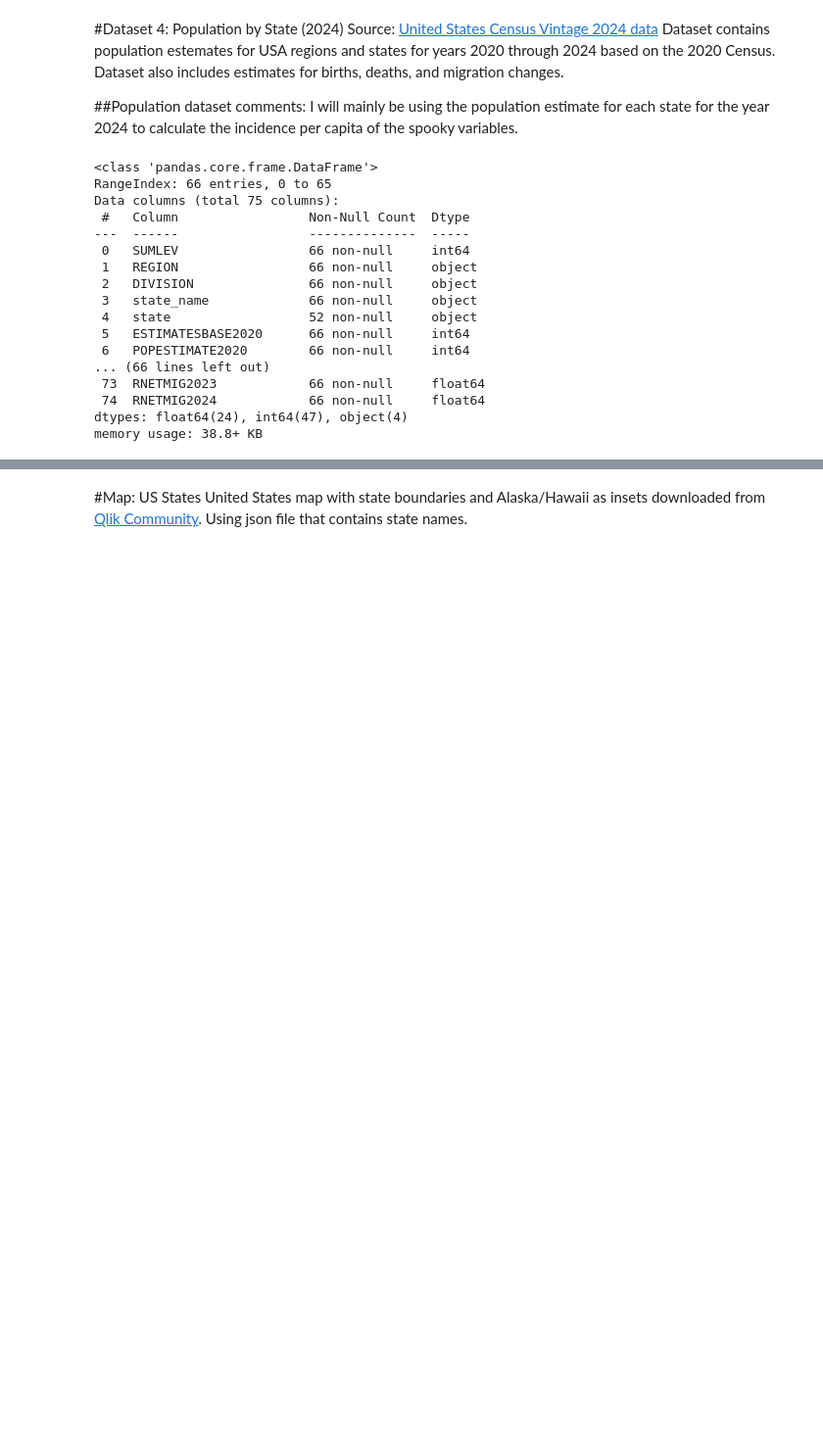
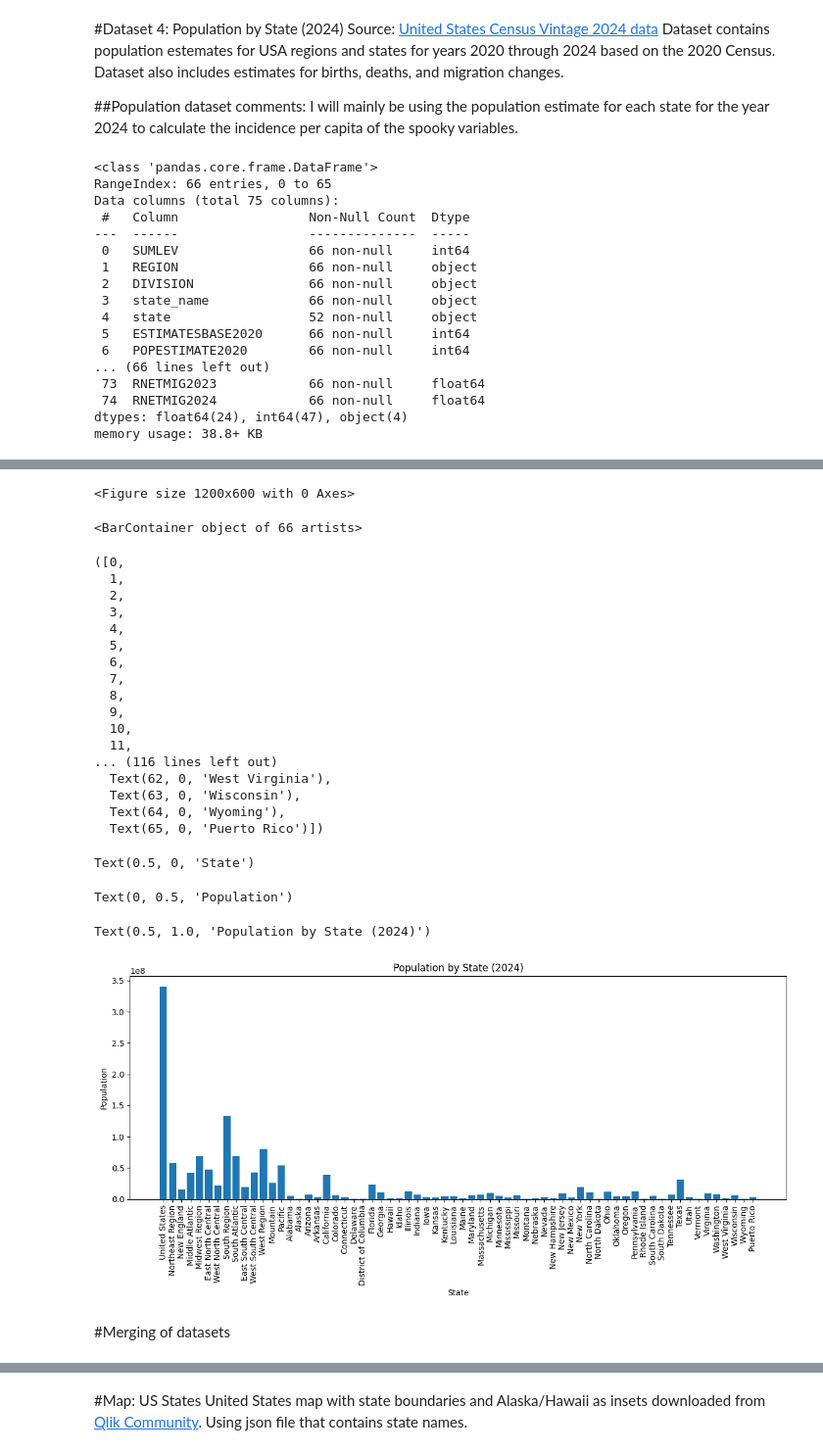
Before and after one commit to carlavilla/GIS, a Jupyter notebook: PS3_GIS_CV.ipynb, the cells around one changed output, grey strips where cells are left out. Shown at 98% size. Saved outputs shown, nothing was run; the diff lists cells and outputs as text; code cells hidden in the pictures; blank space fills up the shorter version.

```diff
--- a/PS3_GIS_CV.ipynb
+++ b/PS3_GIS_CV.ipynb
@@ -393,0 +417,35 @@ memory usage: 38.8+ KB
+# %%
+plt.figure(figsize=(12, 6))
+plt.bar(pop2024['state_name'], pop2024['POPESTIMATE2024'])
+plt.xticks(rotation=90)
+plt.xlabel("State")
+plt.ylabel("Population")
+plt.title("Population by State (2024)")
+plt.tight_layout()
+plt.show()
+# %% [output]
+<Figure size 1200x600 with 0 Axes>
+<BarContainer object of 66 artists>
+([0,
+  1,
+  2,
+  3,
+  4,
+  5,
+  6,
+  7,
+  8,
+  9,
+  10,
+  11,
+... (116 lines left out)
+  Text(62, 0, 'West Virginia'),
+  Text(63, 0, 'Wisconsin'),
+  Text(64, 0, 'Wyoming'),
+  Text(65, 0, 'Puerto Rico')])
+Text(0.5, 0, 'State')
+Text(0, 0.5, 'Population')
+Text(0.5, 1.0, 'Population by State (2024)')
+[figure, added]
+# %% [markdown]
+#Merging of datasets
```
Also changed, not shown: parts of 25 cells of this notebook.
